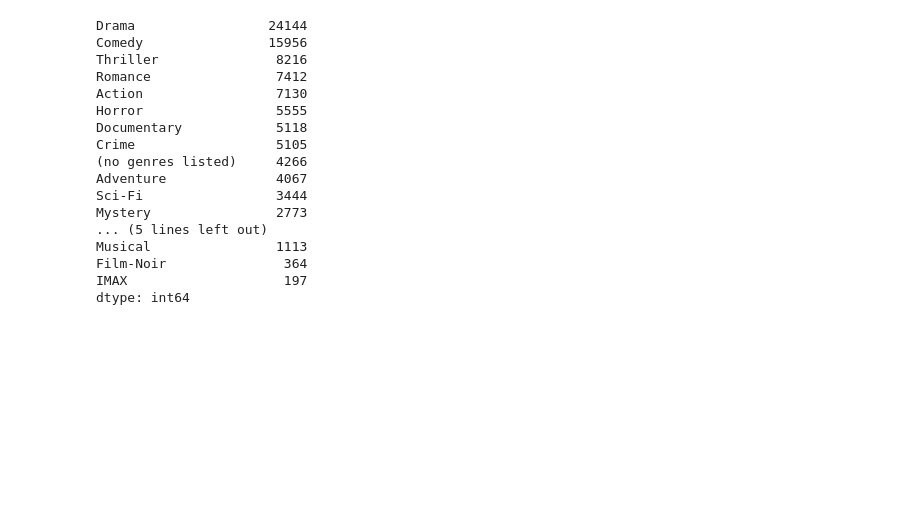
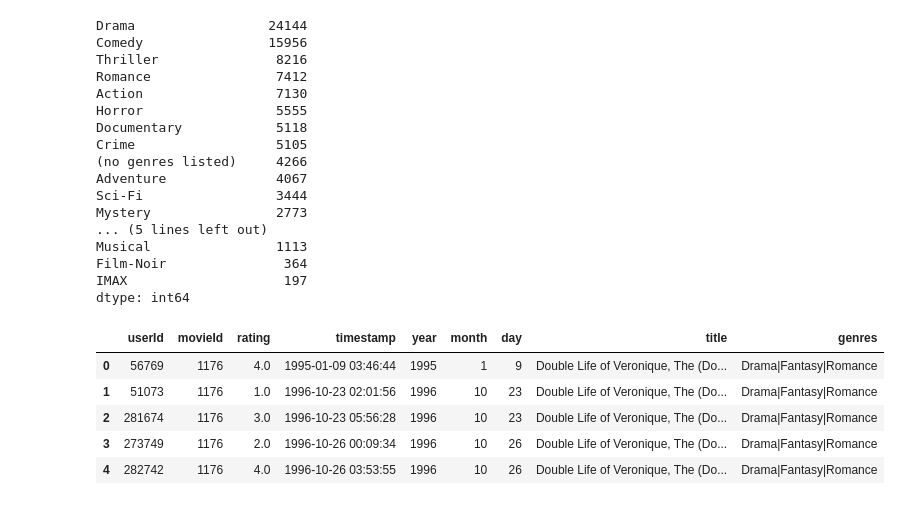
Before and after one commit to alicehuang2/springboard_capstone, a Jupyter notebook: movielens-large.ipynb, the cells around one changed output. Cells and saved outputs as stored; diff of their text form; code cells hidden in the pictures; blank space fills up the shorter version.

```diff
--- a/movielens-large.ipynb
+++ b/movielens-large.ipynb
@@ -489,3 +444,13 @@ Musical                1113
 Film-Noir               364
 IMAX                    197
 dtype: int64
+# %%
+df = pd.merge(ratingfilter, movies, on = 'movieId')
+df.head()
+# %% [output]
+|  | userId | movieId | rating | timestamp | year | month | day | title | genres |
+| 0 | 56769 | 1176 | 4.0 | 1995-01-09 03:46:44 | 1995 | 1 | 9 | Double Life of Veronique, The (Do... | Drama|Fantasy|Romance |
+| 1 | 51073 | 1176 | 1.0 | 1996-10-23 02:01:56 | 1996 | 10 | 23 | Double Life of Veronique, The (Do... | Drama|Fantasy|Romance |
+| 2 | 281674 | 1176 | 3.0 | 1996-10-23 05:56:28 | 1996 | 10 | 23 | Double Life of Veronique, The (Do... | Drama|Fantasy|Romance |
+| 3 | 273749 | 1176 | 2.0 | 1996-10-26 00:09:34 | 1996 | 10 | 26 | Double Life of Veronique, The (Do... | Drama|Fantasy|Romance |
+| 4 | 282742 | 1176 | 4.0 | 1996-10-26 03:53:55 | 1996 | 10 | 26 | Double Life of Veronique, The (Do... | Drama|Fantasy|Romance |
```
Also changed, not shown: parts of 23 cells of this notebook.
